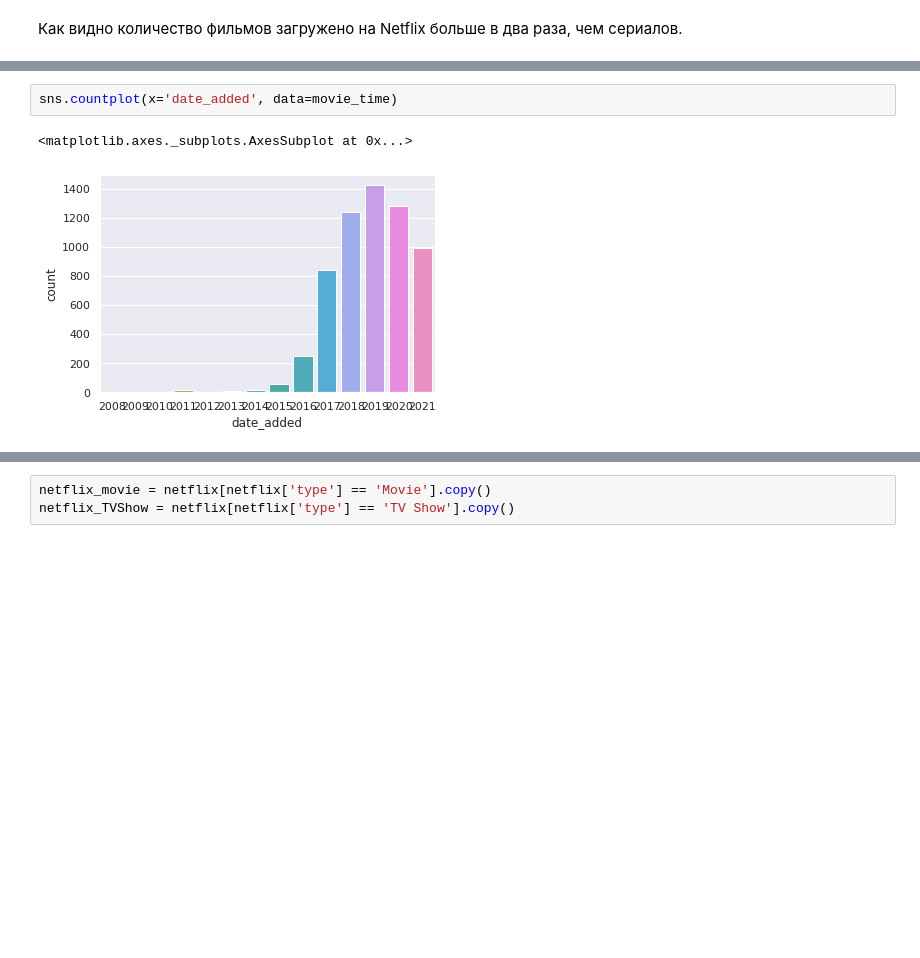
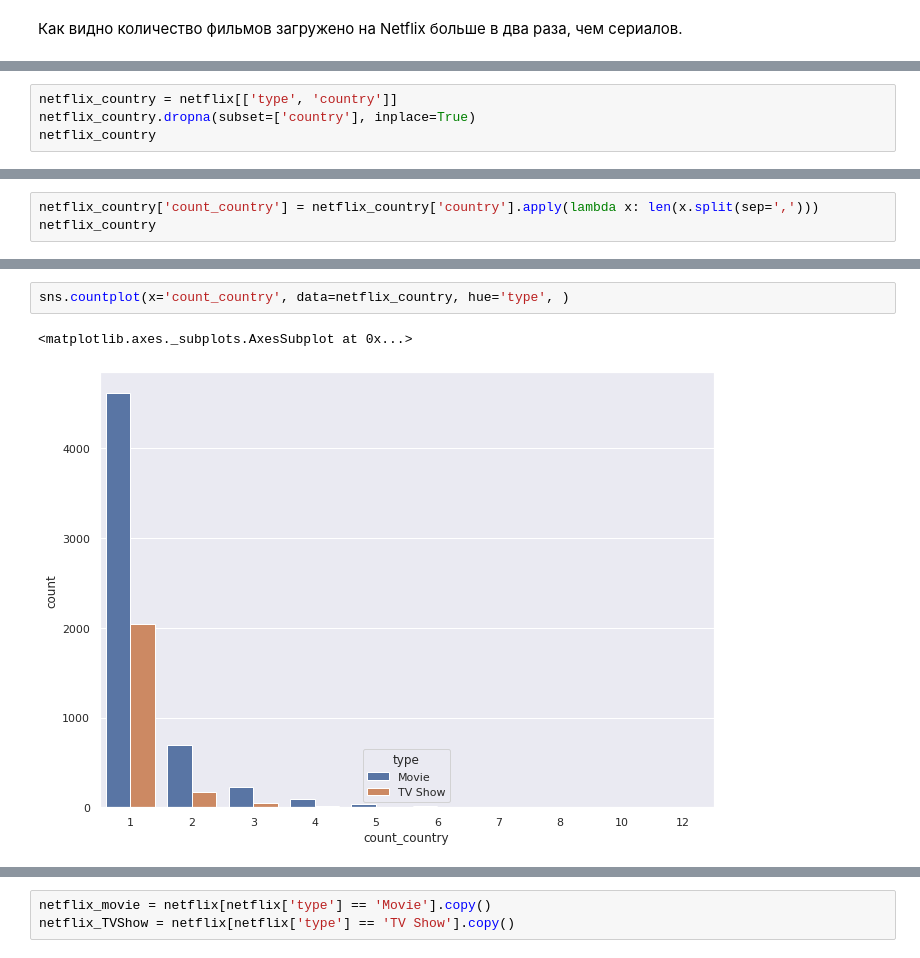
Before and after one commit to Sergey-Dubinin/Data-Analysis, a Jupyter notebook: Netflix.ipynb, the cells around one changed output, grey strips where cells are left out. Drawn from its saved outputs; the diff is of its cells as text; blank space fills up the shorter version.

Commit message:
Сводный анализ Netflix

```diff
--- a/Netflix.ipynb
+++ b/Netflix.ipynb
@@ -96,0 +116,4 @@ See the caveats in the documentation: https://pandas.pydata.org/pandas-docs/stab
+# %%
+netflix_country = netflix[['type', 'country']]
+netflix_country.dropna(subset=['country'], inplace=True)
+netflix_country
@@ -96,0 +177,3 @@ See the caveats in the documentation: https://pandas.pydata.org/pandas-docs/stab
+# %%
+netflix_country['count_country'] = netflix_country['country'].apply(lambda x: len(x.split(sep=',')))
+netflix_country
@@ -97,5 +224,5 @@ See the caveats in the documentation: https://pandas.pydata.org/pandas-docs/stab
 # %%
-sns.countplot(x='date_added', data=movie_time)
+sns.countplot(x='count_country', data=netflix_country, hue='type', )
 # %% [output]
 <matplotlib.axes._subplots.AxesSubplot at 0x...>
-[figure, old version]
+[figure, new version]
```
Also changed, not shown: parts of 27 cells of this notebook.
